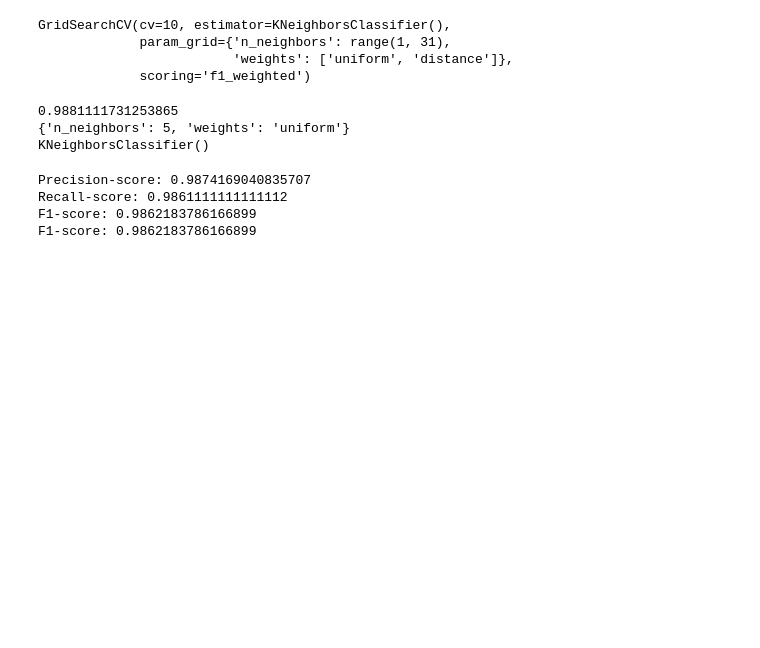
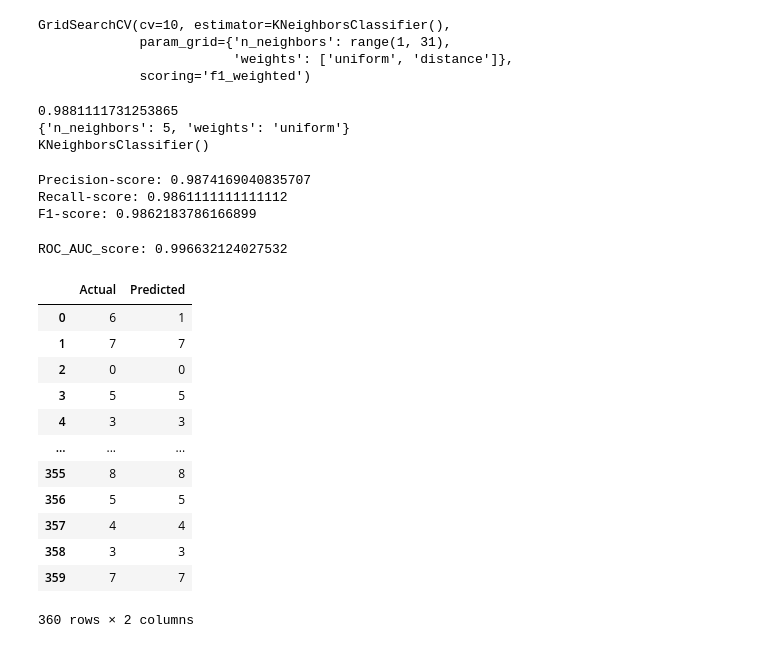
Before and after one commit to hamletinatonakanyan/DS_Class-Tasks, a Jupyter notebook: Macine Learning/Theme 3.1-3.2/Model_evaluating.ipynb, the cells around one changed output. Saved outputs shown, nothing was run; the diff lists cells and outputs as text; code cells hidden in the pictures; blank space fills up the shorter version.

Commit message:
Classification, model selection, evaluation

```diff
--- a/Macine Learning/Theme 3.1-3.2/Model_evaluating.ipynb
+++ b/Macine Learning/Theme 3.1-3.2/Model_evaluating.ipynb
@@ -121,11 +117,33 @@ print(f'Recall-score: {recall}')
 
 f1_score = metrics.f1_score(y_test, y_pred, average='weighted')
 print(f'F1-score: {f1_score}')
-
-f1_score = metrics.f1_score(y_test, y_pred, average='weighted')
-print(f'F1-score: {f1_score}')
 # %% [output]
 Precision-score: 0.9874169040835707
 Recall-score: 0.9861111111111112
 F1-score: 0.9862183786166899
-F1-score: 0.9862183786166899
+# %%
+# estimate probability for making possible to count roc_auc_score for multiclass classification
+y_pred_prob = knn.predict_proba(X_test)
+
+roc_auc_score = metrics.roc_auc_score(y_test, y_pred_prob, multi_class='ovr')
+print(f'ROC_AUC_score: {roc_auc_score}')
+# %% [output]
+ROC_AUC_score: 0.996632124027532
+# %%
+# comparing actual and predicted values in dataframe
+actual_pred_df = pd.DataFrame({'Actual': y_test, 'Predicted': y_pred})
+actual_pred_df
+# %% [output]
+|  | Actual | Predicted |
+| 0 | 6 | 1 |
+| 1 | 7 | 7 |
+| 2 | 0 | 0 |
+| 3 | 5 | 5 |
+| 4 | 3 | 3 |
+| ... | ... | ... |
+| 355 | 8 | 8 |
+| 356 | 5 | 5 |
+| 357 | 4 | 4 |
+| 358 | 3 | 3 |
+| 359 | 7 | 7 |
+360 rows × 2 columns
```
Also changed, not shown: parts of 4 cells of this notebook.
